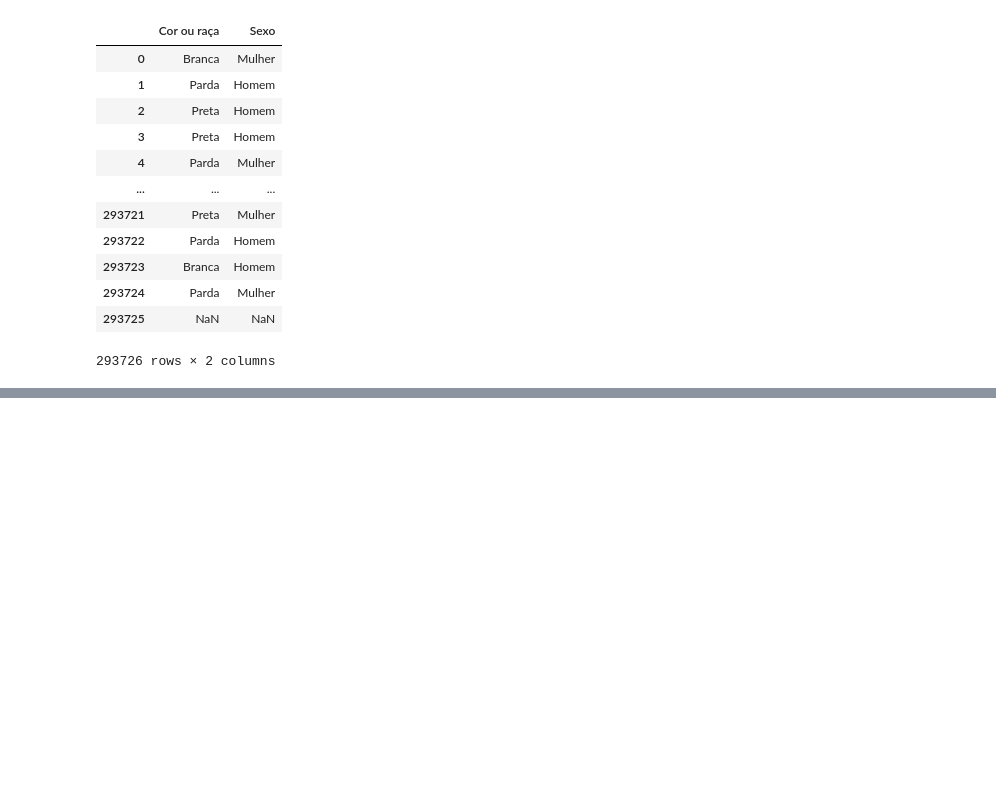
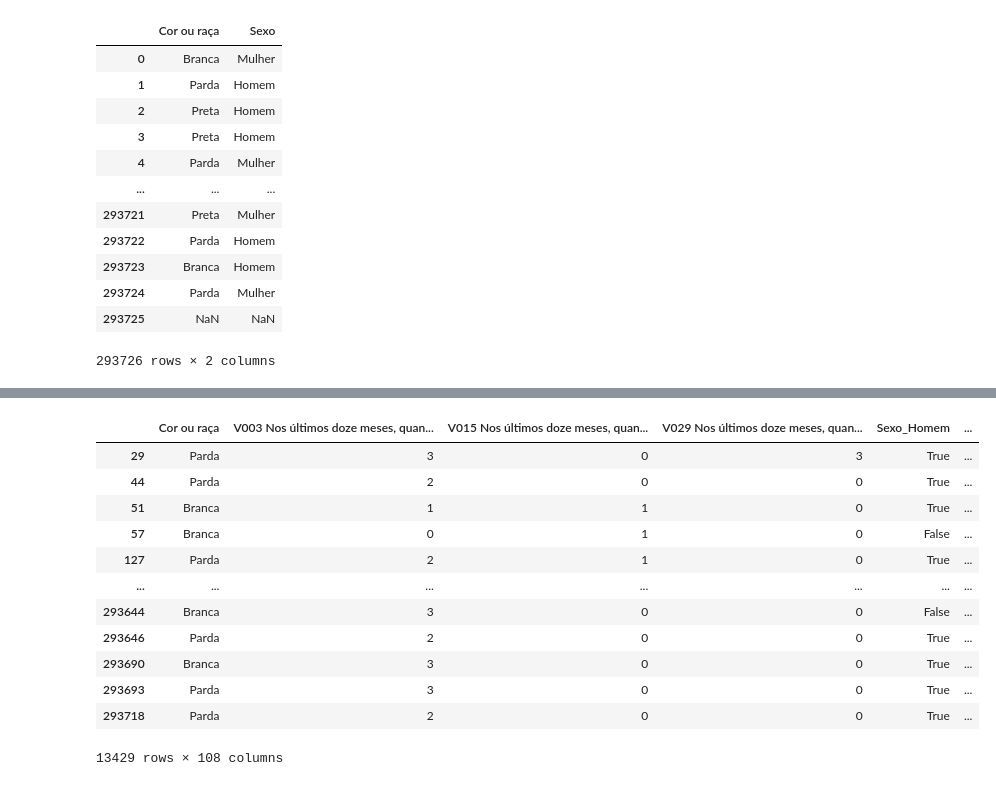
Before and after one commit to andresalves01/trabalho-ia, a Jupyter notebook: tranalhoia.ipynb, the cells around one changed output, grey strips where cells are left out. Saved outputs shown, nothing was run; the diff lists cells and outputs as text; code cells hidden in the pictures; blank space fills up the shorter version.

```diff
--- a/tranalhoia.ipynb
+++ b/tranalhoia.ipynb
@@ -310,0 +305,18 @@ violence_df_limpo = remover_inconsistencias(violence_df, grupos_de_colunas)
+# %%
+violence_df_encoded = pd.get_dummies(cleaned_violence_df, columns=[column for column in cleaned_violence_df.columns if column not in categorical_columns and column != "Cor ou raça"])
+
+violence_df_encoded
+# %% [output]
+|  | Cor ou raça | V003 Nos últimos doze meses, quan... | V015 Nos últimos doze meses, quan... | V029 Nos últimos doze meses, quan... | Sexo_Homem | ... |
+| 29 | Parda | 3 | 0 | 3 | True | ... |
+| 44 | Parda | 2 | 0 | 0 | True | ... |
+| 51 | Branca | 1 | 1 | 0 | True | ... |
+| 57 | Branca | 0 | 1 | 0 | False | ... |
+| 127 | Parda | 2 | 1 | 0 | True | ... |
+| ... | ... | ... | ... | ... | ... | ... |
+| 293644 | Branca | 3 | 0 | 0 | False | ... |
+| 293646 | Parda | 2 | 0 | 0 | True | ... |
+| 293690 | Branca | 3 | 0 | 0 | True | ... |
+| 293693 | Parda | 3 | 0 | 0 | True | ... |
+| 293718 | Parda | 2 | 0 | 0 | True | ... |
+13429 rows × 108 columns
```
Also changed, not shown: parts of 12 cells of this notebook.
